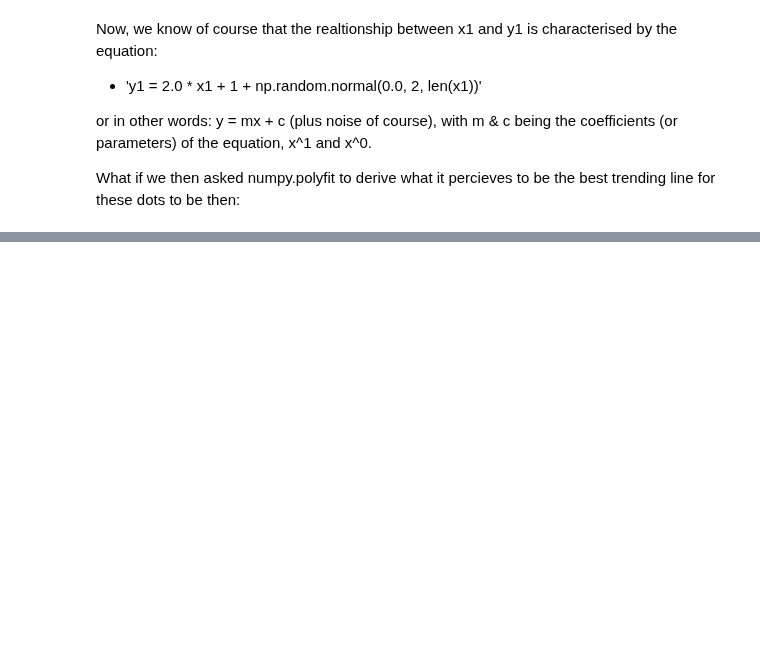
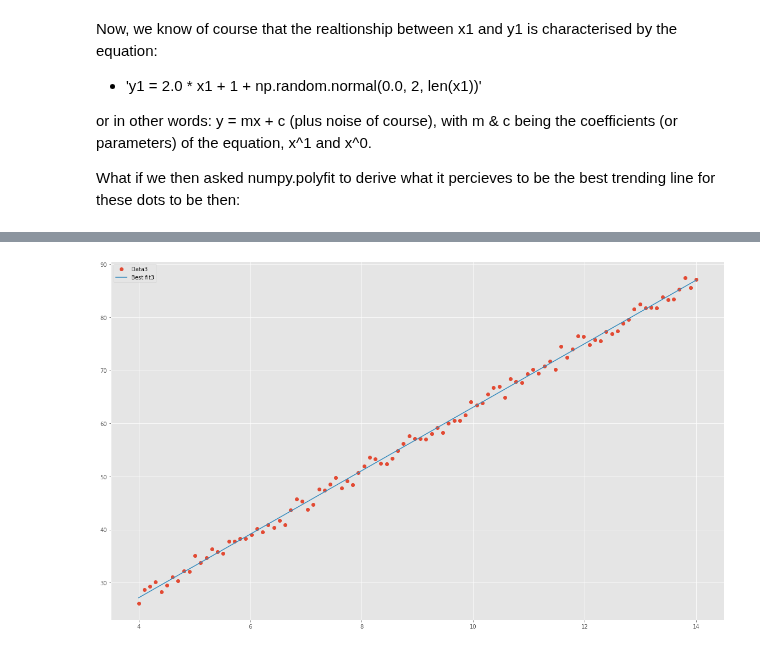
Before and after one commit to Crash-Bandicode/Tasks, a Jupyter notebook: Tasks.ipynb, the cells around one changed output, grey strips where cells are left out. Cells and saved outputs as stored; diff of their text form; code cells hidden in the pictures; blank space fills up the shorter version.

```diff
--- a/Tasks.ipynb
+++ b/Tasks.ipynb
@@ -641,0 +671,7 @@ plt.legend();
+# %%
+# plot the best fit line over the data points:
+plt.plot(x3, y3, 'o', label="Data3")
+plt.plot(x3, coeffs3[0] * x3 + coeffs3[1], '-', label="Best fit3")
+plt.legend();
+# %% [output]
+[figure, added]
```
Also changed, not shown: parts of 11 cells of this notebook.
